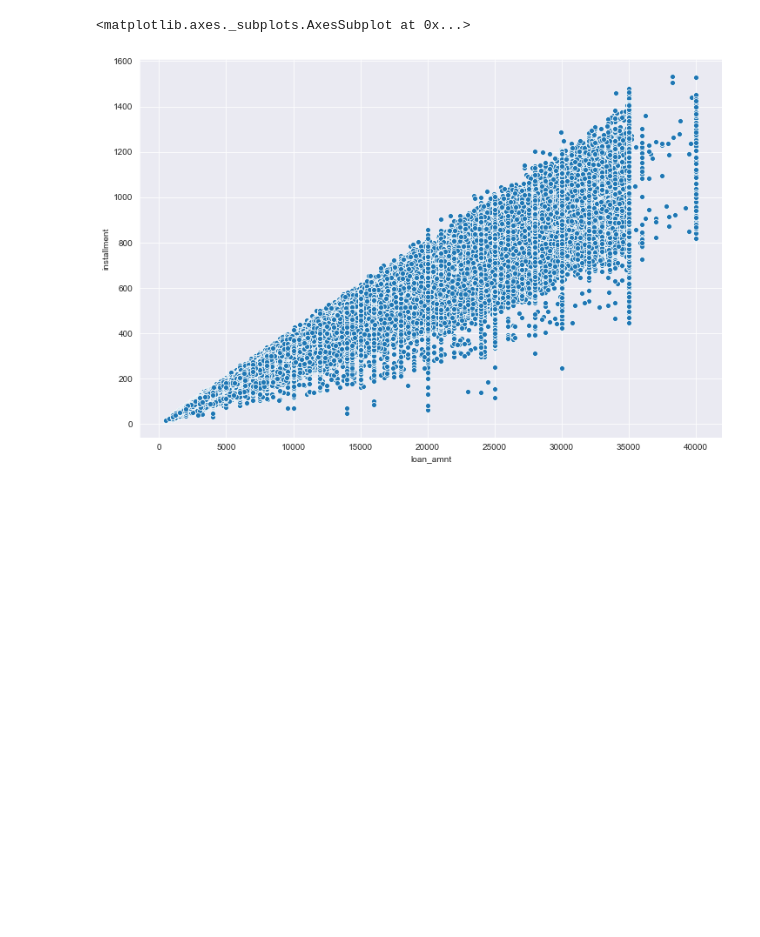
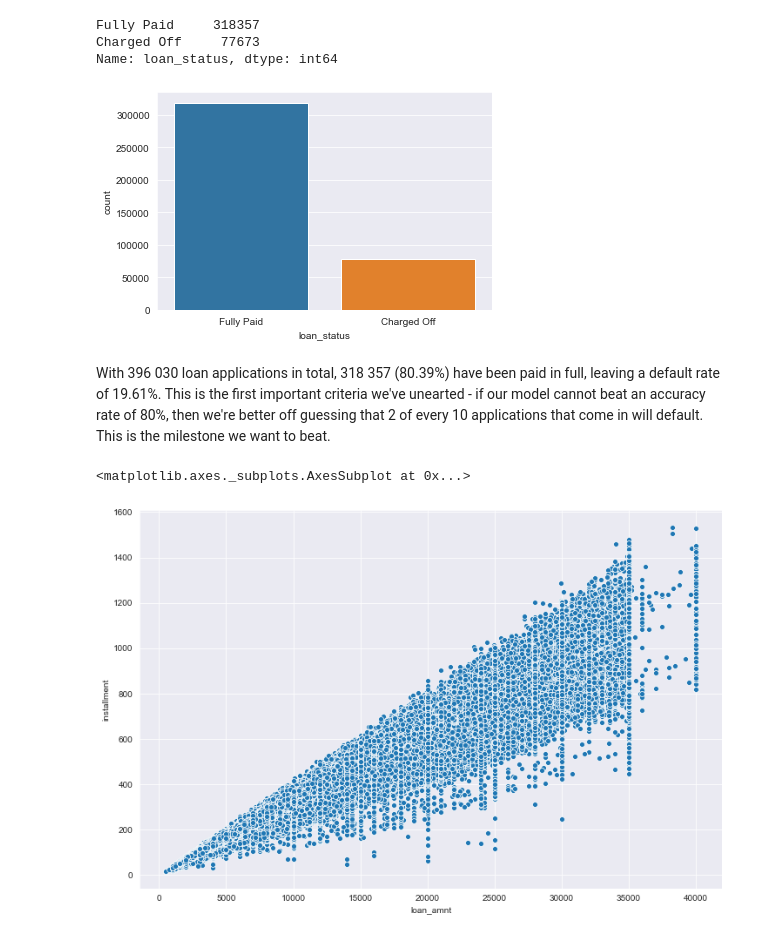
Before and after one commit to sachin-ph/lending-club-default-model, a Jupyter notebook: Project - Lending Club Model.ipynb, the cells around one changed output. Saved outputs shown, nothing was run; the diff lists cells and outputs as text; code cells hidden in the pictures; blank space fills up the shorter version.

```diff
--- a/Project - Lending Club Model.ipynb
+++ b/Project - Lending Club Model.ipynb
@@ -78,3 +75,14 @@ df.describe()
+# %%
+sns.countplot(x='loan_status', data=df)
+
+df['loan_status'].value_counts()
+# %% [output]
+Fully Paid     318357
+Charged Off     77673
+Name: loan_status, dtype: int64
+[figure, added]
+# %% [markdown]
+With 396 030 loan applications in total, 318 357 (80.39%) have been paid in full, leaving a default rate of 19.61%. This is the first important criteria we've unearted - if our model cannot beat an accuracy rate of 80%, then we're better off guessing that 2 of every 10 applications that come in will default. This is the milestone we want to beat.
 # %%
 plt.figure(figsize=(12,8))
 
```
Also changed, not shown: parts of 15 cells of this notebook.
